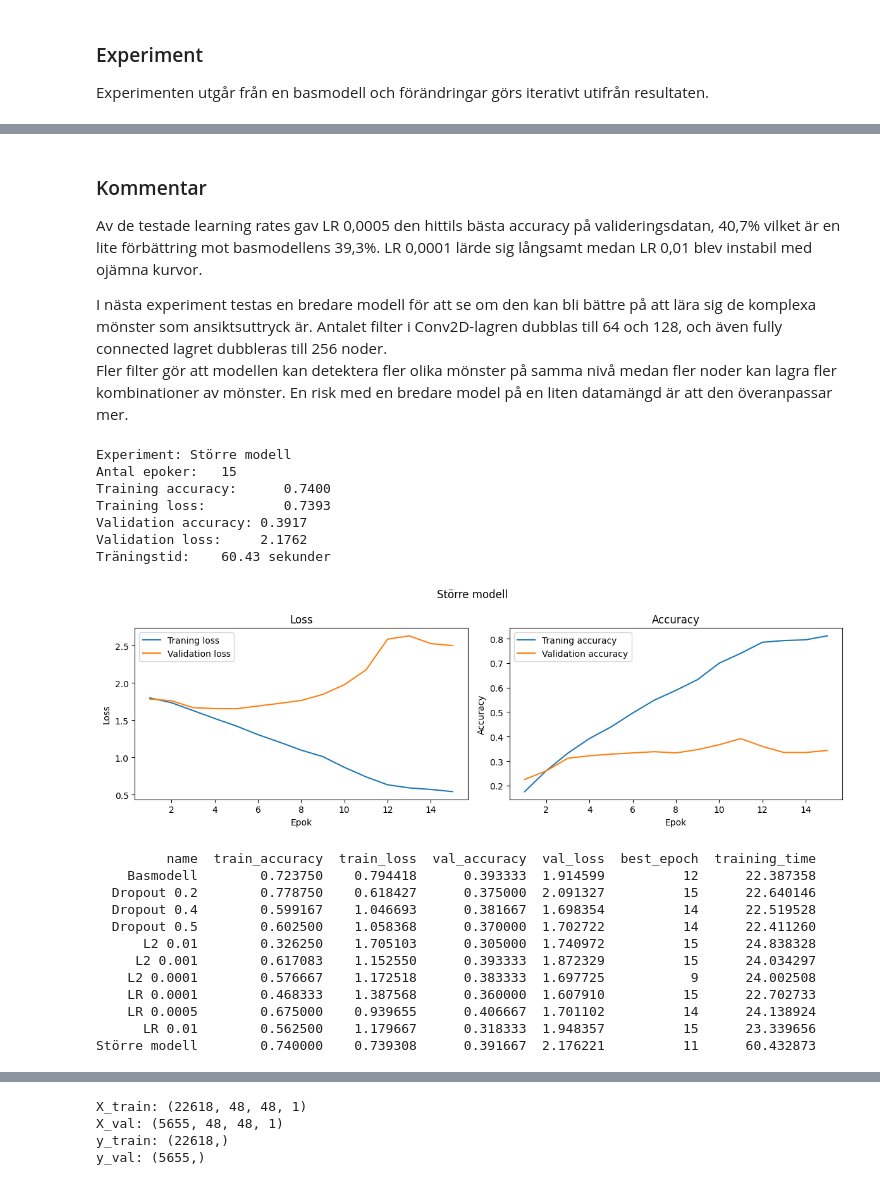
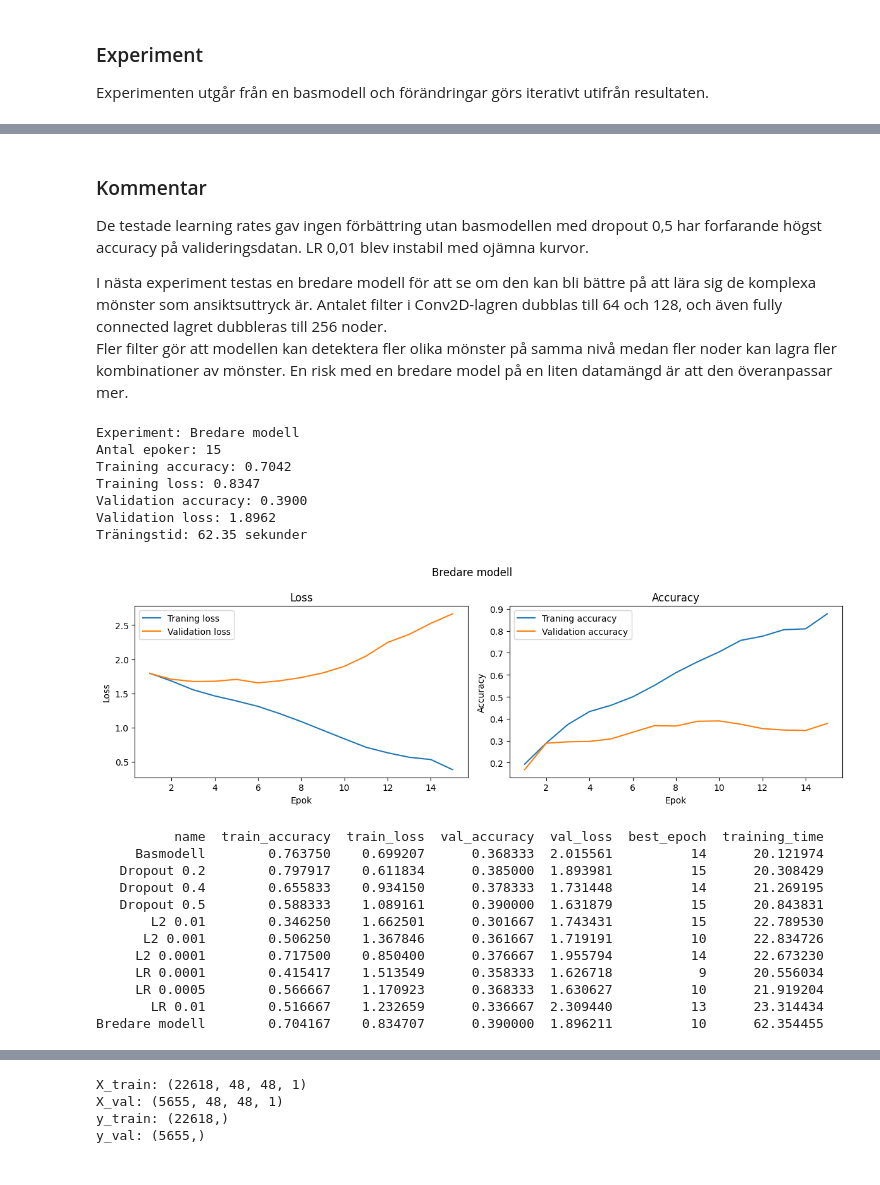
Before and after one commit to MalinMo/Ansiktsuttryck_DL, a Jupyter notebook: report.ipynb, the cells around one changed output, grey strips where cells are left out. Saved outputs shown, nothing was run; the diff lists cells and outputs as text; code cells hidden in the pictures.

```diff
--- a/report.ipynb
+++ b/report.ipynb
@@ -103,16 +103,17 @@ train_dir = "data/train"
 test_dir = "data/test"
 
 # Normaliserar pixelvärden från 0-255 till 0-1
+#Gör att modellen tränas på värden i samma skala
 datagen = ImageDataGenerator(rescale=1./255)
 
 # Läser in bilder från mappstruktur, 48x48 gråskala, labels som heltal
 train_generator = datagen.flow_from_directory(
     train_dir,
-    target_size=(48, 48),
-    color_mode="grayscale",
-    class_mode="sparse",
-    batch_size=32,
-    shuffle=False
+    target_size=(48, 48),   # Alla bilder skalas om till 48x48 pixlar
+    color_mode="grayscale", # Bilderna är i gråskala, så vi har bara en kanal
+    class_mode="sparse",    # Labels som heltal (inte one-hot encoded)
+    batch_size=32,          # Laddar in 32 bilder åt gången för att spara minne
+    shuffle=True            # Blandar bilderna så att modellen inte lär sig i en specifik ordning
 )
 
 test_generator = datagen.flow_from_directory(
@@ -121,7 +122,7 @@ test_generator = datagen.flow_from_directory(
     color_mode="grayscale",
     class_mode="sparse",
     batch_size=32,
-    shuffle=False
+    shuffle=False           # Ingen shuffling så att bildindex är reproducerbara för utvärdering senare
 )
 
 # Konvertera till numpy-arrays
@@ -134,6 +135,7 @@ y_test = np.concatenate([test_generator[i][1] for i in range(len(test_generator)
 # Sätter klassnamn baserat på mappstruktur
 class_names = list(train_generator.class_indices.keys())
 
+# Utskrift för kontroll av datan, labels och klassnamn
 print("X_train_full:", X_train_full.shape)
 print("y_train_full:", y_train_full.shape)
 print("X_test:", X_test.shape)
@@ -641,7 +641,7 @@ Dropout 0.5        0.602500    1.058368      0.370000  1.702722          14
 # %% [markdown]
 ### Kommentar
 
-Av de testade learning rates gav LR 0,0005 den hittils bästa accuracy på valideringsdatan, 40,7% vilket är en lite förbättring mot basmodellens 39,3%. LR 0,0001 lärde sig långsamt medan LR 0,01 blev instabil med ojämna kurvor.
+De testade learning rates gav ingen förbättring utan basmodellen med dropout 0,5 har forfarande högst accuracy på valideringsdatan. LR 0,01 blev instabil med ojämna kurvor.
 
 I nästa experiment testas en bredare modell för att se om den kan bli bättre på att lära sig de komplexa mönster som ansiktsuttryck är. Antalet filter i Conv2D-lagren dubblas till 64 och 128, och även fully connected lagret dubbleras till 256 noder.
 Fler filter gör att modellen kan detektera fler olika mönster på samma nivå medan fler noder kan lagra fler kombinationer av mönster.
@@ -649,33 +649,33 @@ En risk med en bredare model på en liten datamängd är att den överanpassar m
 # %%
 # Experiment med bredare modell
 
-_, h_big, r_big = run_experiment(
+_, h_broad, r_broad = run_experiment(
     "Bredare modell",
     num_filters_1=64,
     num_filters_2=128,
     dense_units=256,
 )
 
-results.append(r_big)
+results.append(r_broad)
 print(pd.DataFrame(results).to_string(index=False))
 # %% [output]
-Experiment: Större modell
-Antal epoker:   15
-Training accuracy:      0.7400
-Training loss:          0.7393
-Validation accuracy: 0.3917
-Validation loss:     2.1762
-Träningstid:    60.43 sekunder
+Experiment: Bredare modell
+Antal epoker: 15
+Training accuracy: 0.7042
+Training loss: 0.8347
+Validation accuracy: 0.3900
+Validation loss: 1.8962
+Träningstid: 62.35 sekunder
-[figure, old version]
+[figure, new version]
-         name  train_accuracy  train_loss  val_accuracy  val_loss  best_epoch  training_time
-    Basmodell        0.723750    0.794418      0.393333  1.914599          12      22.387358
-  Dropout 0.2        0.778750    0.618427      0.375000  2.091327          15      22.640146
-  Dropout 0.4        0.599167    1.046693      0.381667  1.698354          14      22.519528
-  Dropout 0.5        0.602500    1.058368      0.370000  1.702722          14      22.411260
-      L2 0.01        0.326250    1.705103      0.305000  1.740972          15      24.838328
-     L2 0.001        0.617083    1.152550      0.393333  1.872329          15      24.034297
-    L2 0.0001        0.576667    1.172518      0.383333  1.697725           9      24.002508
-    LR 0.0001        0.468333    1.387568      0.360000  1.607910          15      22.702733
-    LR 0.0005        0.675000    0.939655      0.406667  1.701102          14      24.138924
-      LR 0.01        0.562500    1.179667      0.318333  1.948357          15      23.339656
-Större modell        0.740000    0.739308      0.391667  2.176221          11      60.432873
+          name  train_accuracy  train_loss  val_accuracy  val_loss  best_epoch  training_time
+     Basmodell        0.763750    0.699207      0.368333  2.015561          14      20.121974
+   Dropout 0.2        0.797917    0.611834      0.385000  1.893981          15      20.308429
+   Dropout 0.4        0.655833    0.934150      0.378333  1.731448          14      21.269195
+   Dropout 0.5        0.588333    1.089161      0.390000  1.631879          15      20.843831
+       L2 0.01        0.346250    1.662501      0.301667  1.743431          15      22.789530
+      L2 0.001        0.506250    1.367846      0.361667  1.719191          10      22.834726
+     L2 0.0001        0.717500    0.850400      0.376667  1.955794          14      22.673230
+     LR 0.0001        0.415417    1.513549      0.358333  1.626718           9      20.556034
+     LR 0.0005        0.566667    1.170923      0.368333  1.630627          10      21.919204
+       LR 0.01        0.516667    1.232659      0.336667  2.309440          13      23.314434
+Bredare modell        0.704167    0.834707      0.390000  1.896211          10      62.354455
```
Also changed, not shown: parts of 59 cells of this notebook, 5 other files.
